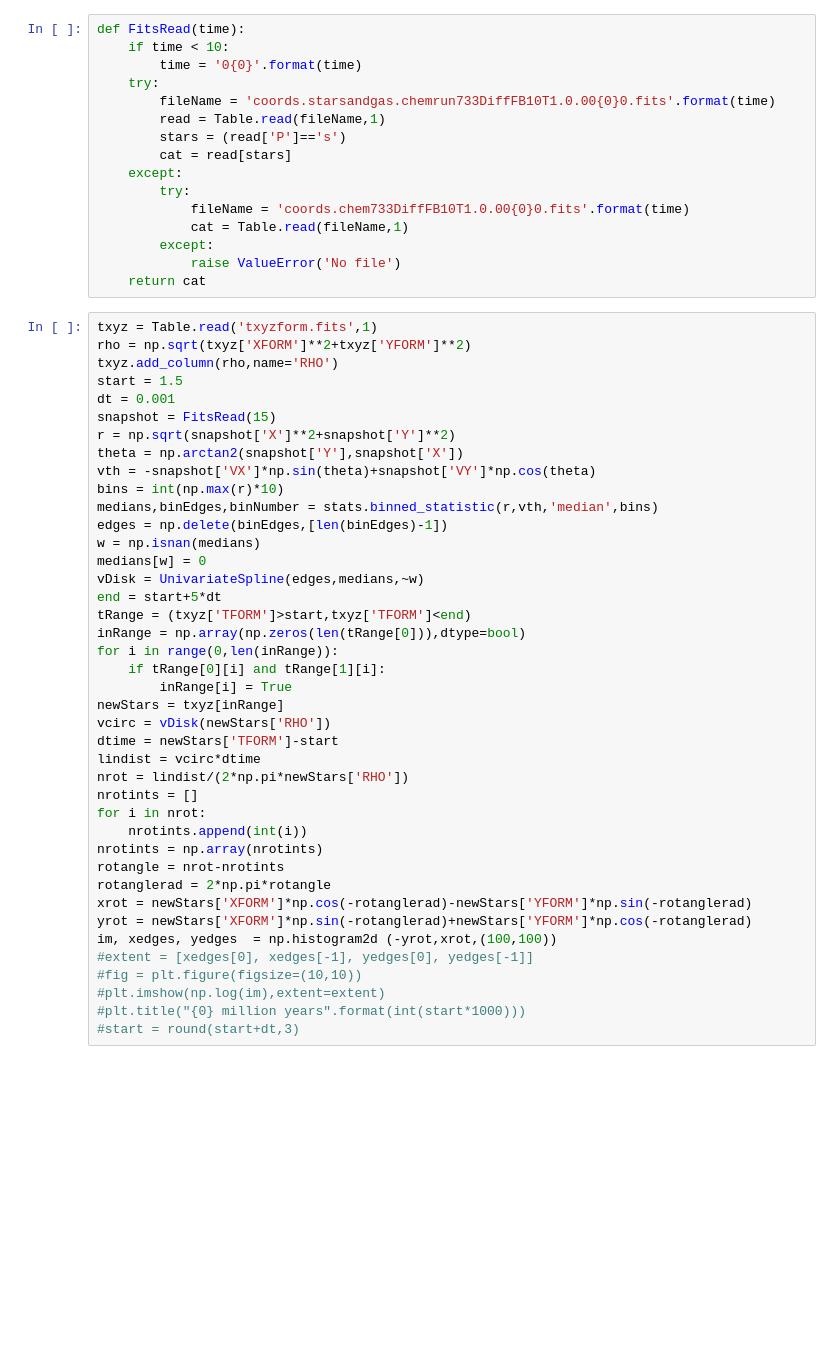
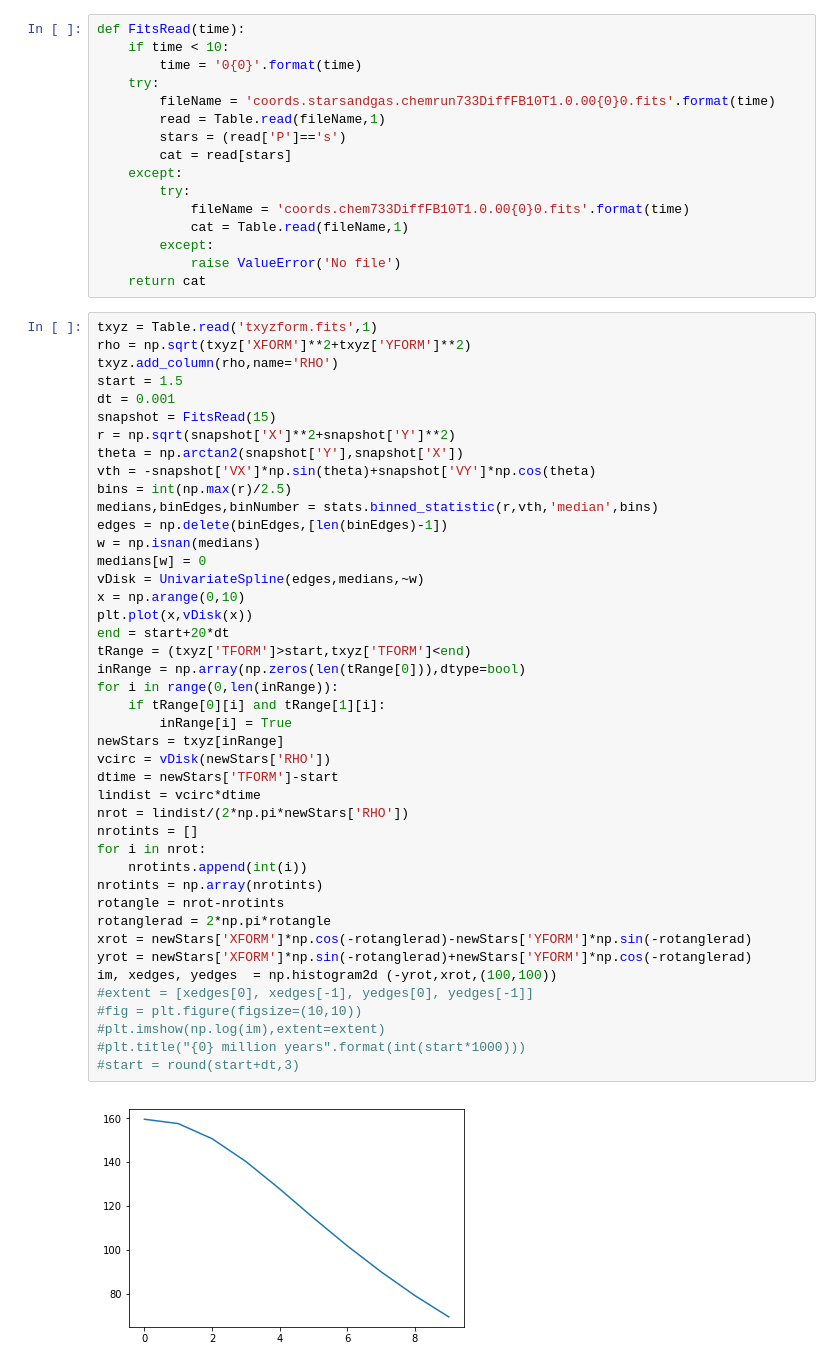
Before and after one commit to BethanyGarver/clumpy-star-formation, a Jupyter notebook: ClusterFinderPhotutils-checkpoint.ipynb, the cells around one changed output. Cells and saved outputs as stored; diff of their text form; blank space fills up the shorter version.

```diff
--- a/ClusterFinderPhotutils-checkpoint.ipynb
+++ b/ClusterFinderPhotutils-checkpoint.ipynb
@@ -33,35 +33,39 @@ snapshot = FitsRead(15)
 r = np.sqrt(snapshot['X']**2+snapshot['Y']**2)
 theta = np.arctan2(snapshot['Y'],snapshot['X'])
 vth = -snapshot['VX']*np.sin(theta)+snapshot['VY']*np.cos(theta)
-bins = int(np.max(r)*10)
+bins = int(np.max(r)/2.5)
 medians,binEdges,binNumber = stats.binned_statistic(r,vth,'median',bins)
 edges = np.delete(binEdges,[len(binEdges)-1])
 w = np.isnan(medians)
 medians[w] = 0
 vDisk = UnivariateSpline(edges,medians,~w)
-end = start+5*dt
+x = np.arange(0,10)
+plt.plot(x,vDisk(x))
+end = start+20*dt
 tRange = (txyz['TFORM']>start,txyz['TFORM']<end)
 inRange = np.array(np.zeros(len(tRange[0])),dtype=bool)
 for i in range(0,len(inRange)):
     if tRange[0][i] and tRange[1][i]:
         inRange[i] = True
 newStars = txyz[inRange]
 vcirc = vDisk(newStars['RHO'])
 dtime = newStars['TFORM']-start
 lindist = vcirc*dtime
 nrot = lindist/(2*np.pi*newStars['RHO'])
 nrotints = []
 for i in nrot:
     nrotints.append(int(i))
 nrotints = np.array(nrotints)
 rotangle = nrot-nrotints
 rotanglerad = 2*np.pi*rotangle
 xrot = newStars['XFORM']*np.cos(-rotanglerad)-newStars['YFORM']*np.sin(-rotanglerad)
 yrot = newStars['XFORM']*np.sin(-rotanglerad)+newStars['YFORM']*np.cos(-rotanglerad)
 im, xedges, yedges  = np.histogram2d (-yrot,xrot,(100,100))
 #extent = [xedges[0], xedges[-1], yedges[0], yedges[-1]]
 #fig = plt.figure(figsize=(10,10))
 #plt.imshow(np.log(im),extent=extent)
 #plt.title("{0} million years".format(int(start*1000)))
 #start = round(start+dt,3)
+# %% [output]
+[figure, added]
 # %%
```
Also changed, not shown: parts of 3 cells of this notebook.
